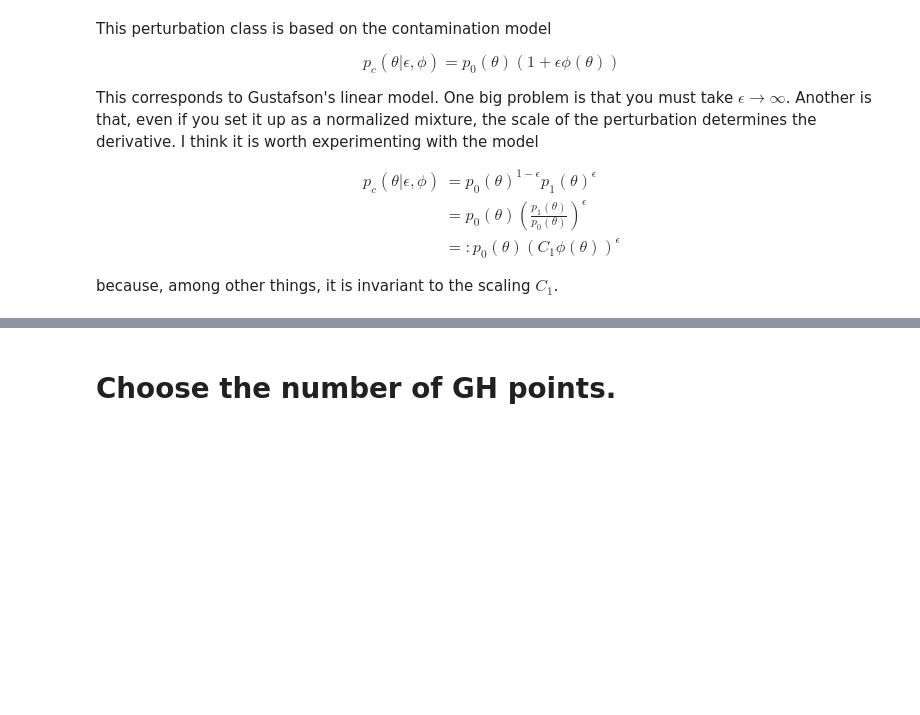
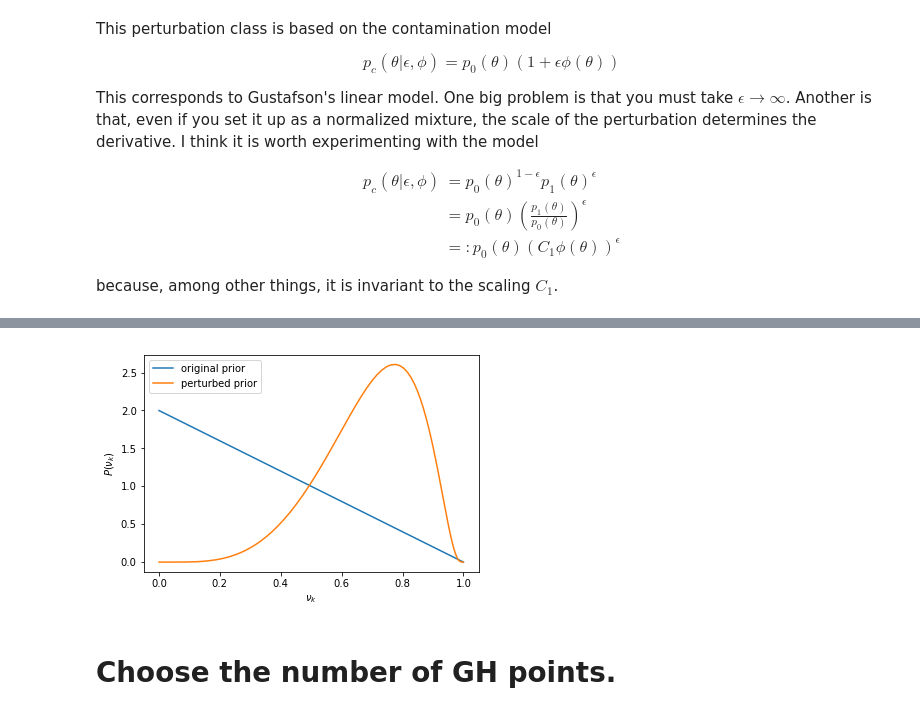
Before and after one commit to mijordan3/BNP_sensitivity, a Jupyter notebook: GMM_clustering/jupyter/bryans_sandbox/functional_sensitivity_sandboxII.ipynb, the cells around one changed output, grey strips where cells are left out. Cells and saved outputs as stored; diff of their text form; code cells hidden in the pictures; blank space fills up the shorter version.

```diff
--- a/GMM_clustering/jupyter/bryans_sandbox/functional_sensitivity_sandboxII.ipynb
+++ b/GMM_clustering/jupyter/bryans_sandbox/functional_sensitivity_sandboxII.ipynb
@@ -169,3 +169,15 @@ phi max:  0.4997727846542519
+# %%
+prior_perturbation.set_epsilon(1.0)
+plt.plot(v_grid, np.exp(prior_perturbation.get_log_p0(v_grid)))
+plt.plot(v_grid, np.exp(prior_perturbation.get_log_pc(v_grid)))
+
+plt.ylabel('$P(\\nu_k)$')
+plt.xlabel('$\\nu_k$')
+plt.legend(('original prior', 'perturbed prior'))
+
+plt.savefig('../../../writing/NIPS_2018_BNP_workshop/functional_sens_results/perturbed_prior2.png')
+# %% [output]
+[figure, added]
 # %% [markdown]
 # Choose the number of GH points.
 # %%
```
Also changed, not shown: parts of 14 cells of this notebook, 10 other files.
